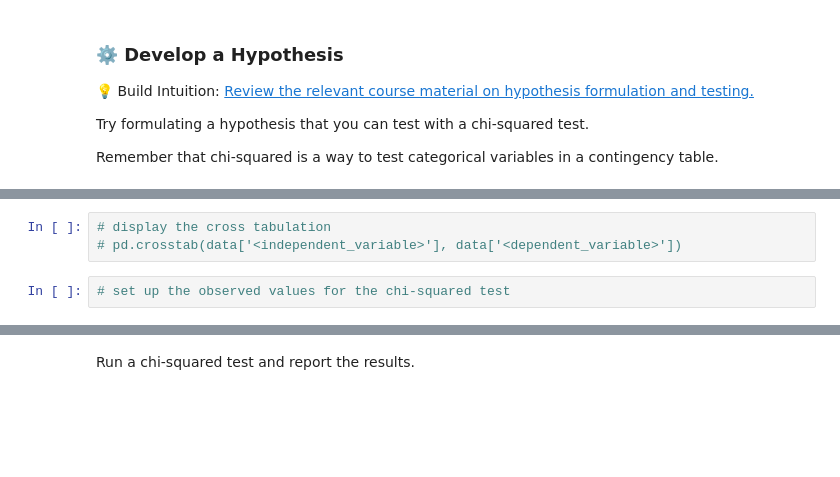
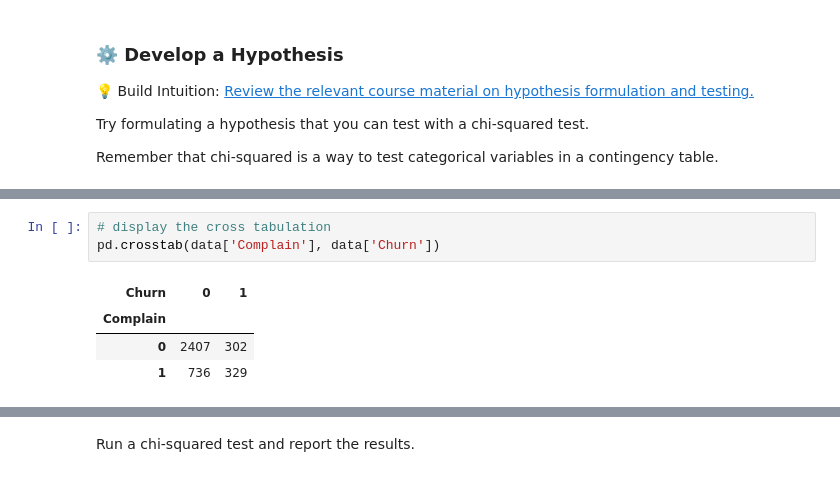
Before and after one commit to ReadyPlayerEmma/applied-statistics-learnings, a Jupyter notebook: Student_Week_4_CostPro_Customer_Churn.ipynb, the cells around one changed output, grey strips where cells are left out. Drawn from its saved outputs; the diff is of its cells as text; blank space fills up the shorter version.

```diff
--- a/Student_Week_4_CostPro_Customer_Churn.ipynb
+++ b/Student_Week_4_CostPro_Customer_Churn.ipynb
@@ -472,5 +699,8 @@ Remember that chi-squared is a way to test categorical variables in a contingenc
 # %%
 # display the cross tabulation
-# pd.crosstab(data['<independent_variable>'], data['<dependent_variable>'])
+pd.crosstab(data['Complain'], data['Churn'])
+# %% [output]
+| Churn | 0 | 1 |
+| Complain |  |  |
+| 0 | 2407 | 302 |
+| 1 | 736 | 329 |
-# %%
-# set up the observed values for the chi-squared test
```
Also changed, not shown: parts of 54 cells of this notebook.
